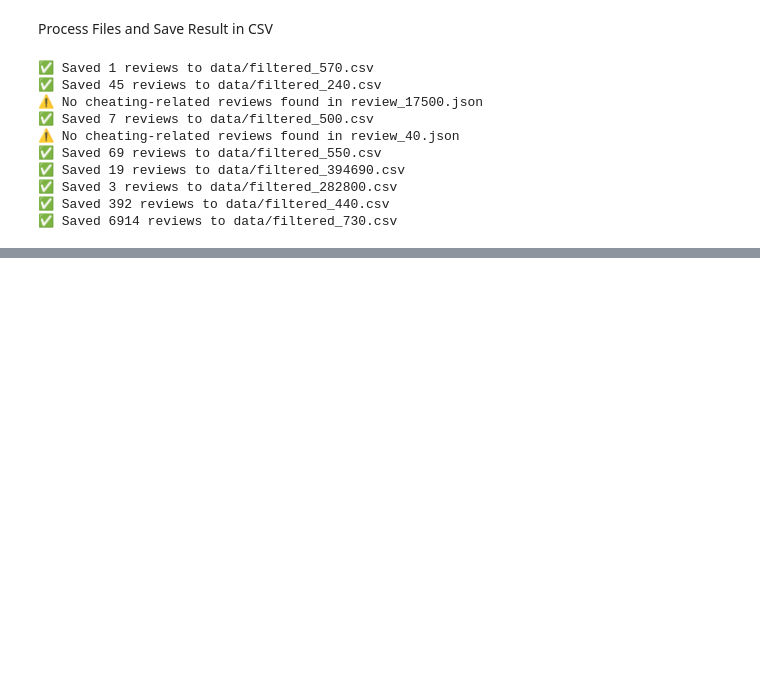
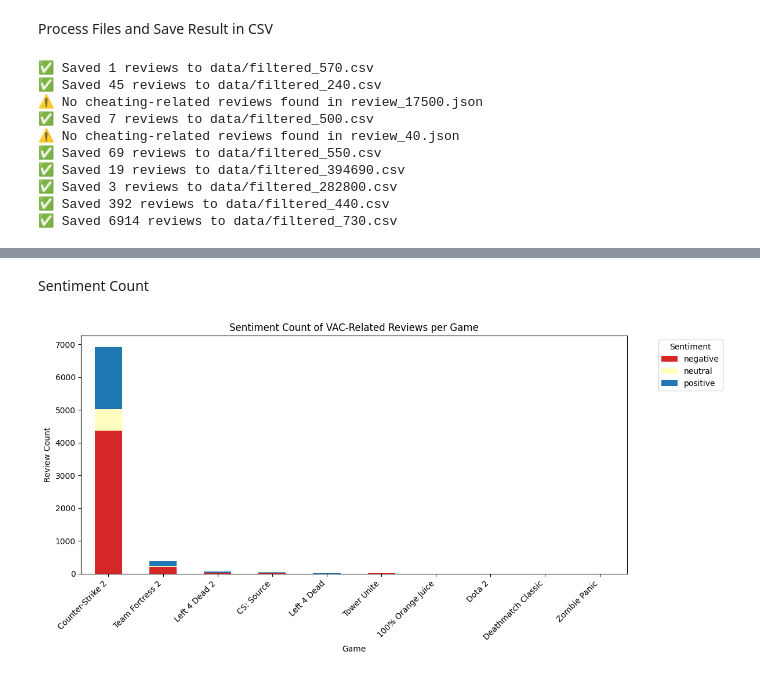
Before and after one commit to adj2k/SteamVAC, a Jupyter notebook: vac_project.ipynb, the cells around one changed output, grey strips where cells are left out. Saved outputs shown, nothing was run; the diff lists cells and outputs as text; code cells hidden in the pictures; blank space fills up the shorter version.

```diff
--- a/vac_project.ipynb
+++ b/vac_project.ipynb
@@ -132,0 +258,31 @@ for filename in os.listdir(data_folder):
+# %% [markdown]
+Sentiment Count
+# %%
+import matplotlib.pyplot as plt
+
+sentiment_colors = {
+    'positive': '#1f77b4',   # blue
+    'neutral': '#FFFEBE',   # cream
+    'negative': '#d62728'  # red
+}
+
+# Reorder columns to match color keys (if needed)
+sentiment_counts = sentiment_counts[['negative', 'neutral', 'positive']]
+
+# Plot sentiment counts
+sentiment_counts.plot(
+    kind='bar',
+    stacked=True,
+    figsize=(12, 6),
+    color=[sentiment_colors[label] for label in sentiment_counts.columns],
+    title='Sentiment Count of VAC-Related Reviews per Game'
+)
+
+plt.ylabel('Review Count')
+plt.xlabel('Game')
+plt.xticks(rotation=45, ha='right')
+plt.legend(title='Sentiment', bbox_to_anchor=(1.05, 1), loc='upper left')
+plt.tight_layout()
+plt.show()
+# %% [output]
+[figure, added]
```
Also changed, not shown: parts of 15 cells of this notebook.
